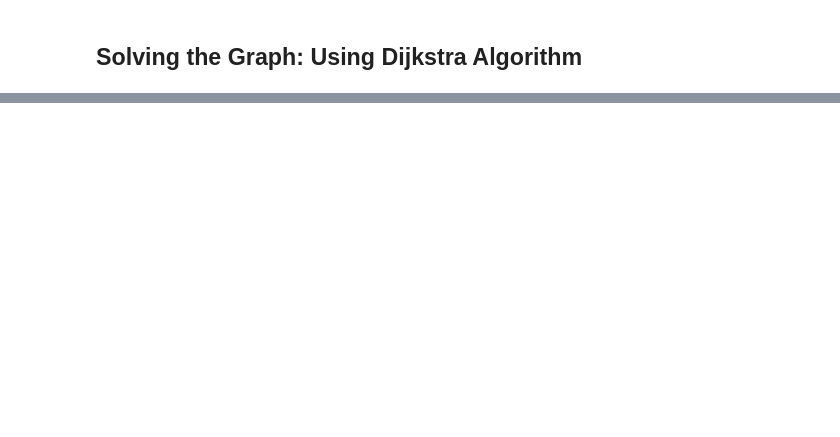
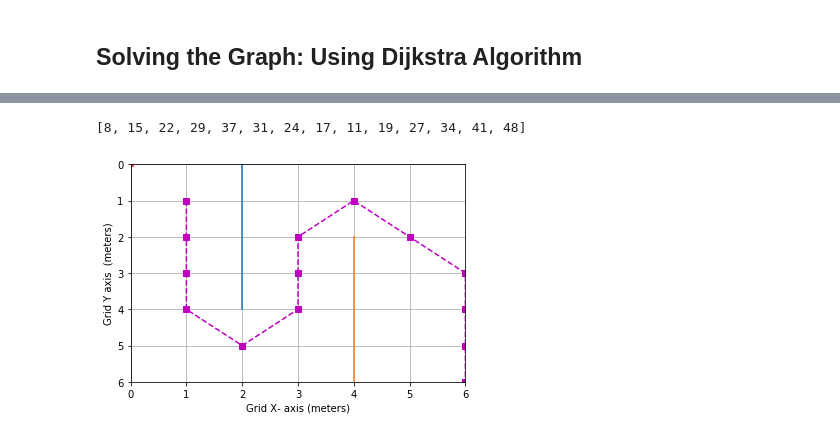
Before and after one commit to vTechSavyy/UAV_UGV_Perception_Planning, a Jupyter notebook: Planning/Main Notebook_Dijkstra on a Grid.ipynb, the cells around one changed output, grey strips where cells are left out. Drawn from its saved outputs; the diff is of its cells as text; code cells hidden in the pictures; blank space fills up the shorter version.

```diff
--- a/Planning/Main Notebook_Dijkstra on a Grid.ipynb
+++ b/Planning/Main Notebook_Dijkstra on a Grid.ipynb
@@ -835,0 +1141,36 @@ print(truePathIndices)
+# %%
+### Code to plot everything:
+# 1. The grid:
+# 2. The maze segments (Black solid lines)
+# 3. The start (Red) and Goal (Green) nodes:
+# 3. The shortest path (Purple line with markers)
+
+from matplotlib import pyplot as plt
+
+# Start by plotting the maze segments:
+for mazeSeg in mazeSegments:
+
+    plt.plot([mazeSeg[0][0], mazeSeg[1][0]], [mazeSeg[0][1] , mazeSeg[1][1]])
+
+
+# Plot the start and Goal nodes:
+plt.plot(X[startIdx], Y[startIdx], 'r*')
+plt.plot(X[goalIdx], Y[goalIdx], 'g*')
+
+# Plot the shortest path:
+plt.plot(X[aStarPathIndices], Y[aStarPathIndices], 'm--s')
+
+
+# Set xLimit and yLimit:
+plt.xlim(0, widthX )
+plt.ylim(0, widthY )
+plt.grid()
+plt.gca().invert_yaxis()
+
+plt.xlabel('Grid X- axis (meters)')
+plt.ylabel('Grid Y axis  (meters)')
+
+print(aStarPathIndices)
+# %% [output]
+[8, 15, 22, 29, 37, 31, 24, 17, 11, 19, 27, 34, 41, 48]
+[figure, added]
```
Also changed, not shown: parts of 11 cells of this notebook.
